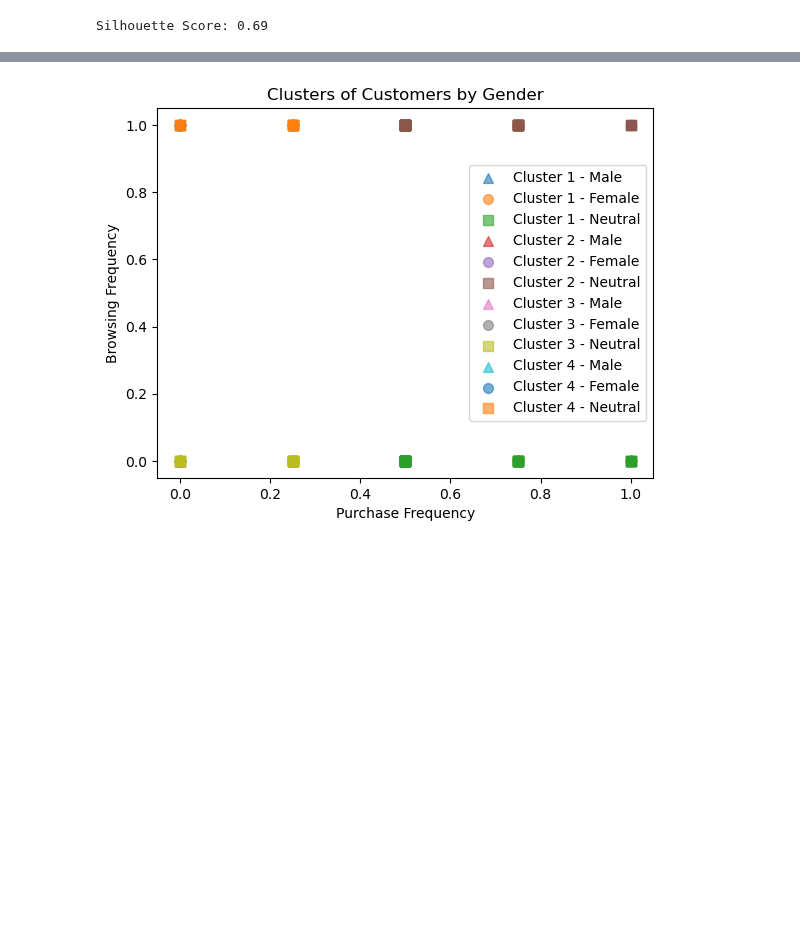
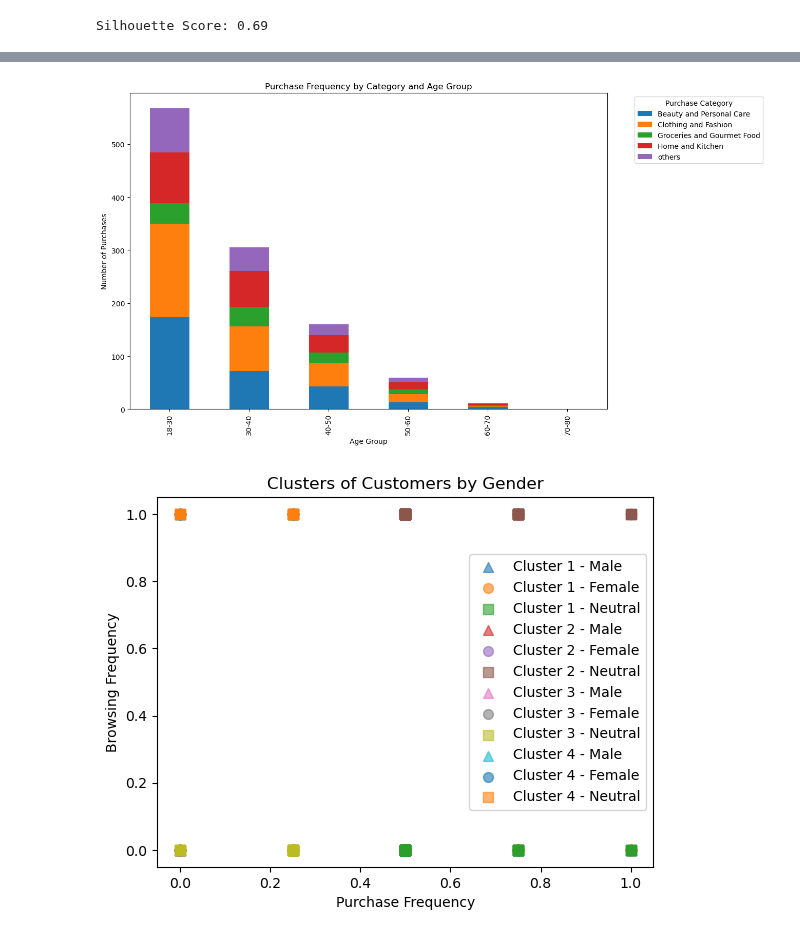
Before and after one commit to Famoushawk/Dm_project, a Jupyter notebook: DM.ipynb, the cells around one changed output, grey strips where cells are left out. Saved outputs shown, nothing was run; the diff lists cells and outputs as text; code cells hidden in the pictures; blank space fills up the shorter version.

```diff
--- a/DM.ipynb
+++ b/DM.ipynb
@@ -387,3 +419,25 @@ data['Age_Group'] = pd.cut(data['age'], bins=bins, labels=labels, right=False)
+# %%
+# Step 1: Split 'Purchase_Categories' into individual entries
+split_categories = data['Purchase_Categories'].str.split(';', expand=True).stack().reset_index(level=1, drop=True)
+split_categories.name = 'Split_Category'
+data_split = data.join(split_categories)
+
+# Step 2: Group by 'Split_Category' and 'Age_Group' and count the number of occurrences
+category_age_group_count = data_split.groupby(['Split_Category', 'Age_Group']).size().unstack(fill_value=0)
+
+# Step 3: Visualize the Data
+# Transpose the data so that age groups are on the x-axis
+category_age_group_count = category_age_group_count.T
+
+# Plotting
+category_age_group_count.plot(kind='bar', stacked=True, figsize=(12, 8))
+plt.xlabel('Age Group')
+plt.ylabel('Number of Purchases')
+plt.title('Purchase Frequency by Category and Age Group')
+plt.legend(title='Purchase Category', bbox_to_anchor=(1.05, 1), loc='upper left')
+plt.show()
+# %% [output]
+[figure, added]
 # %%
 # Define the markers for each gender
 gender_markers = {'Male': '^', 'Female': 'o', 'Neutral': 's'}
```
Also changed, not shown: parts of 7 cells of this notebook.
